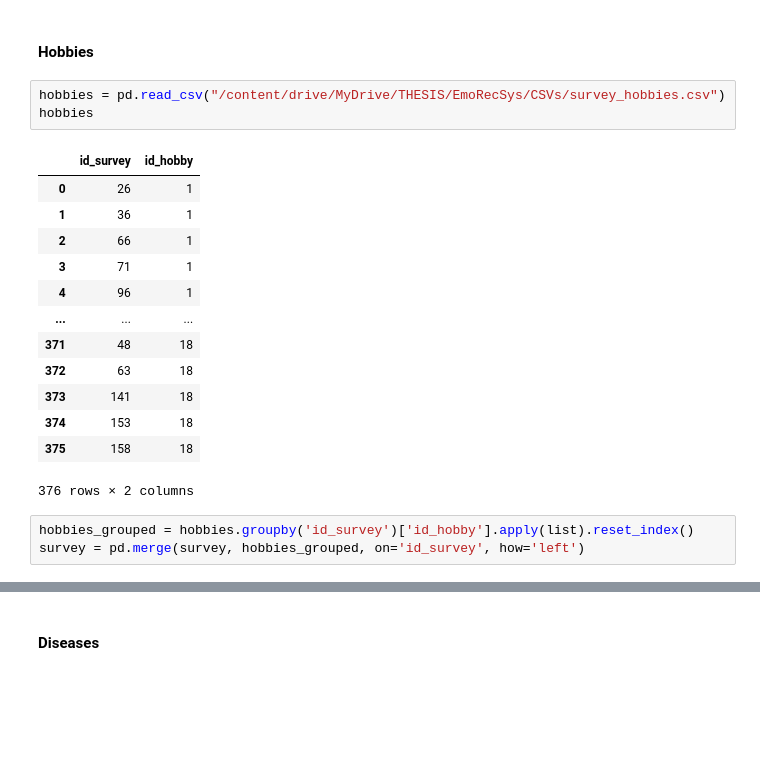
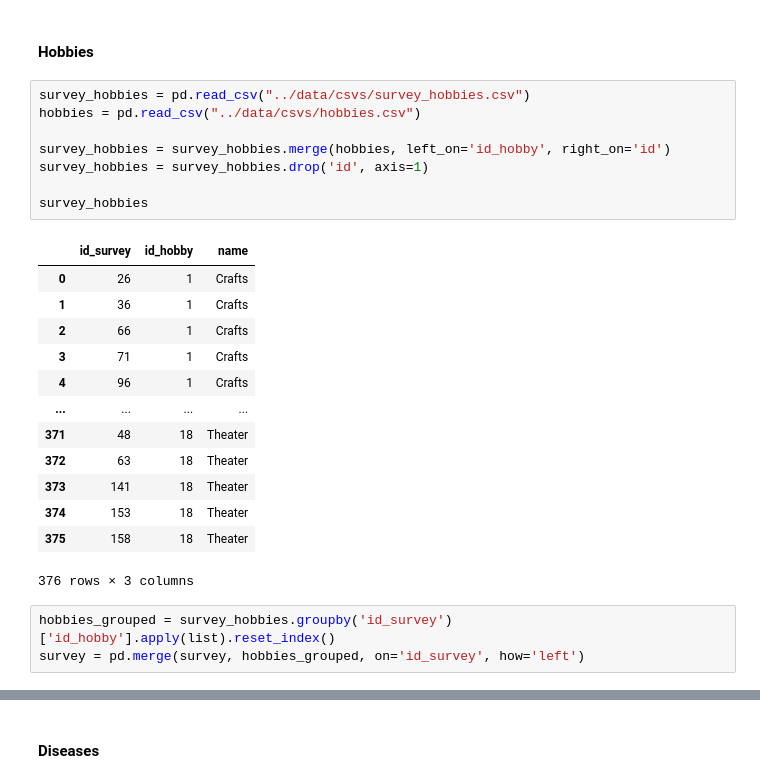
Before and after one commit to inesgmarcelino/EmoRecSys, a Jupyter notebook: data/new_dataset.ipynb, the cells around one changed output, grey strips where cells are left out. Saved outputs shown, nothing was run; the diff lists cells and outputs as text; blank space fills up the shorter version.

Commit message:
small change: have the name of the category in the columns of hobbies and visual acuities

```diff
--- a/data/new_dataset.ipynb
+++ b/data/new_dataset.ipynb
@@ -66,24 +61,29 @@ survey
 163 rows × 10 columns
 # %% [markdown]
 #### Hobbies
-# %%
-hobbies = pd.read_csv("/content/drive/MyDrive/THESIS/EmoRecSys/CSVs/survey_hobbies.csv")
-hobbies
-# %% [output]
-|  | id_survey | id_hobby |
-| 0 | 26 | 1 |
-| 1 | 36 | 1 |
-| 2 | 66 | 1 |
-| 3 | 71 | 1 |
-| 4 | 96 | 1 |
-| ... | ... | ... |
-| 371 | 48 | 18 |
-| 372 | 63 | 18 |
-| 373 | 141 | 18 |
-| 374 | 153 | 18 |
-| 375 | 158 | 18 |
-376 rows × 2 columns
+# %%
+survey_hobbies = pd.read_csv("../data/csvs/survey_hobbies.csv")
+hobbies = pd.read_csv("../data/csvs/hobbies.csv")
+
+survey_hobbies = survey_hobbies.merge(hobbies, left_on='id_hobby', right_on='id')
+survey_hobbies = survey_hobbies.drop('id', axis=1)
+
+survey_hobbies
+# %% [output]
+|  | id_survey | id_hobby | name |
+| 0 | 26 | 1 | Crafts |
+| 1 | 36 | 1 | Crafts |
+| 2 | 66 | 1 | Crafts |
+| 3 | 71 | 1 | Crafts |
+| 4 | 96 | 1 | Crafts |
+| ... | ... | ... | ... |
+| 371 | 48 | 18 | Theater |
+| 372 | 63 | 18 | Theater |
+| 373 | 141 | 18 | Theater |
+| 374 | 153 | 18 | Theater |
+| 375 | 158 | 18 | Theater |
+376 rows × 3 columns
 # %%
-hobbies_grouped = hobbies.groupby('id_survey')['id_hobby'].apply(list).reset_index()
+hobbies_grouped = survey_hobbies.groupby('id_survey')['id_hobby'].apply(list).reset_index()
 survey = pd.merge(survey, hobbies_grouped, on='id_survey', how='left')
 # %%
```
Also changed, not shown: parts of 13 cells of this notebook, 1 other file.
